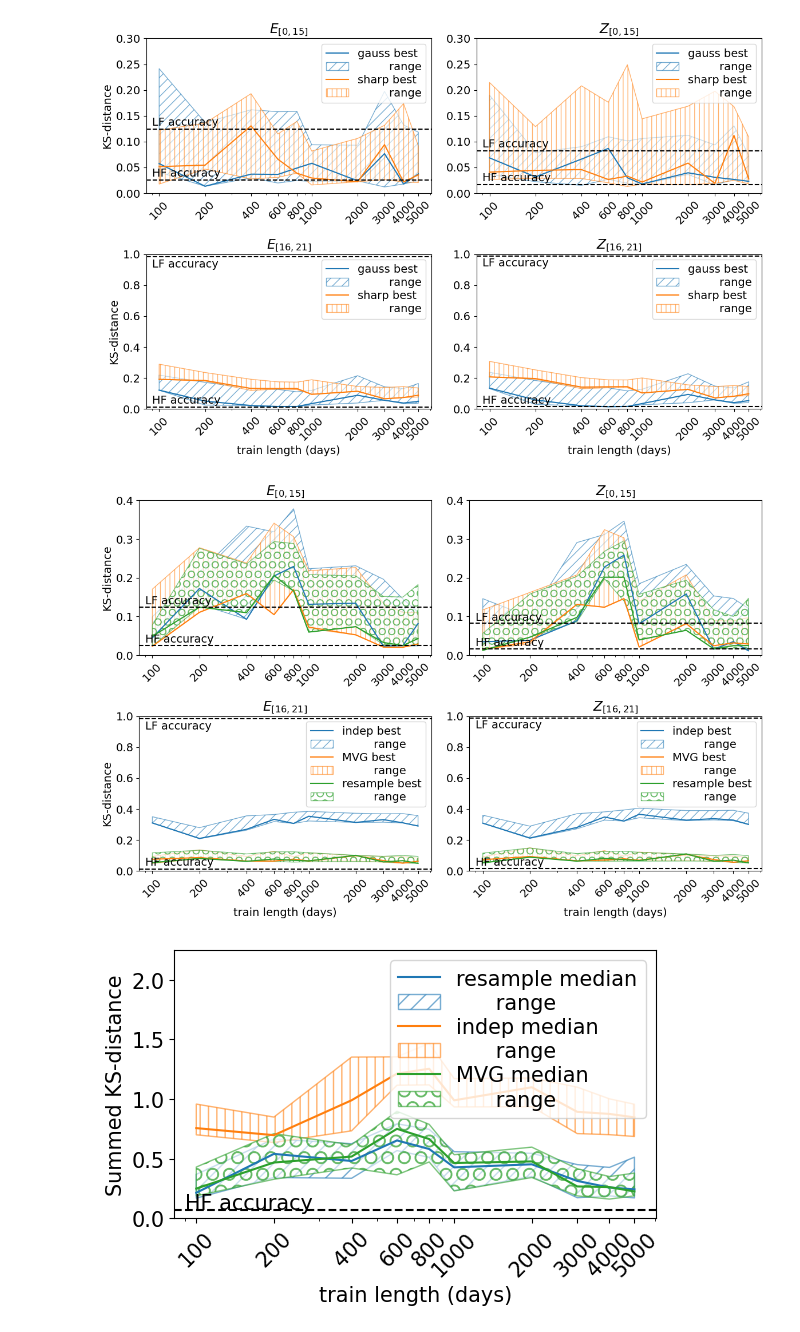
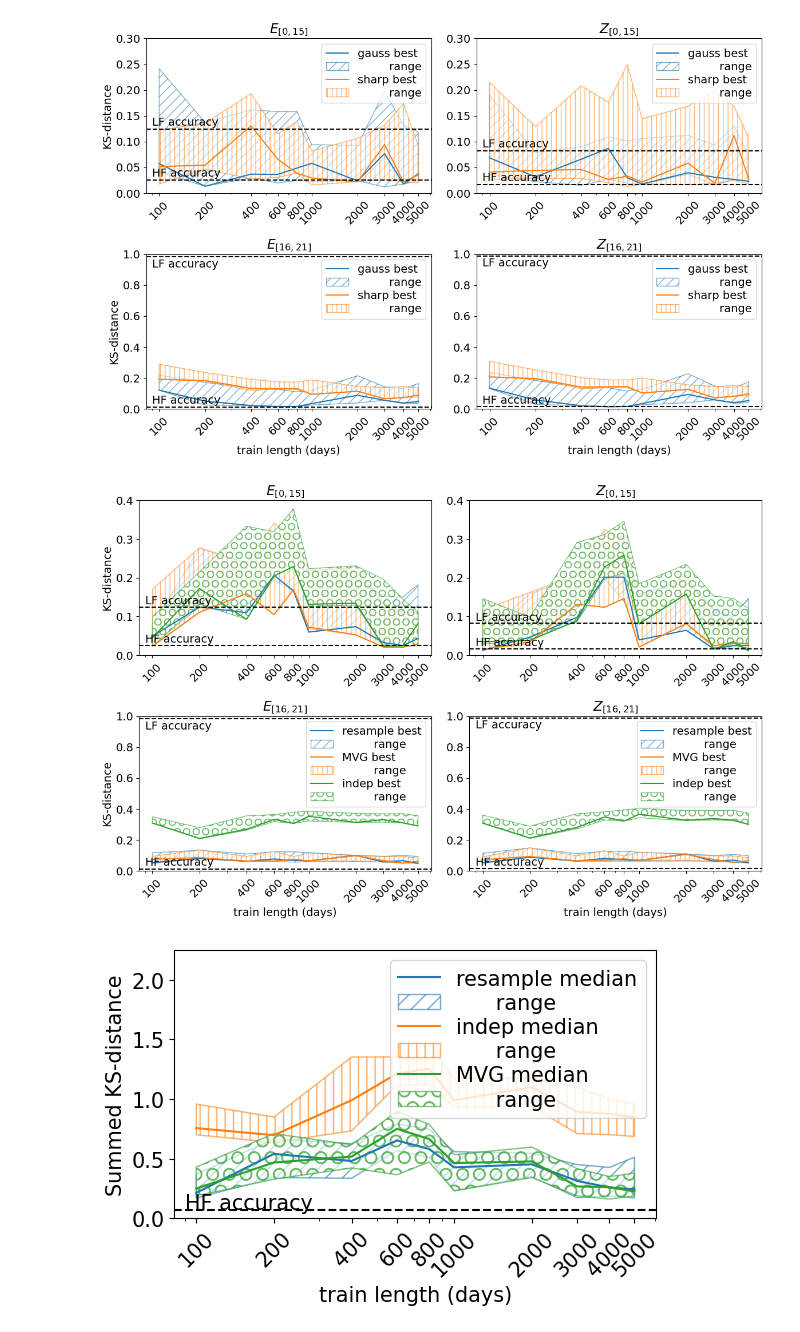
Before and after one commit to rik-stra/tau_orthogonal_method_for_2D_turbulence, a Jupyter notebook: run_experiment.ipynb, the cells around one changed output. Drawn from its saved outputs; the diff is of its cells as text; code cells hidden in the pictures.

```diff
--- a/run_experiment.ipynb
+++ b/run_experiment.ipynb
@@ -125,16 +125,16 @@ The reference simulation and training data used in the paper can be found in "pr
 if RUN_SIM_REF:
     # reference simulation
     os.system('python compute_reference.py inputs/in_get_training_data.json')
-    file_ref = "./output/samples/train_data_sharp_t_3000.0.hdf5"
-    file_train_sharp = "./output/train_data/train_data_sharp_t_3000.0.hdf5"
+    file_ref = "./output/samples/train_data_sharp_t_5000.0.hdf5"
+    file_train_sharp = "./output/train_data/train_data_sharp_t_5000.0.hdf5"
     # create training data from simulation using Gaussian filter in coarse graining
     os.system('python compute_reference.py inputs/in_get_training_data_gauss.json')
-    file_train_gauss = "./output/train_data/train_data_gauss_t_3000.0.hdf5"
+    file_train_gauss = "./output/train_data/train_data_gauss_t_5000.0.hdf5"
 else:
     print("Get files from pre_computed_data")
     file_ref = "./pre_computed_data/ref/HF_20000days_RK4.hdf5"
-    file_train_sharp = "./pre_computed_data/train_data_RK4/HF_sharp_3000.hdf5"
-    file_train_gauss = "./pre_computed_data/train_data_RK4/HF_gauss_3000.hdf5"
+    file_train_sharp = "./pre_computed_data/train_data_RK4/HF_sharp_5000.hdf5"
+    file_train_gauss = "./pre_computed_data/train_data_RK4/HF_gauss_5000.hdf5"
 # %% [output]
 Get files from pre_computed_data
 # %%
@@ -820,7 +821,7 @@ ks_list = ["ks_0", "ks_1", "ks_2", "ks_3"]
 hatches = ['//', '||', 'O']
 s_i = 0
 
-sample = ["indep", "MVG", "resample"]
+sample = ["resample","MVG", "indep"]
 for s in sample:
     dd = df[(df["sampling_approach"]==s)&(df['method']=="TO")].copy()
     dd['sum'] = dd['ks_0'] + dd['ks_1'] + dd['ks_2'] + dd['ks_3']
@@ -850,35 +851,35 @@ for i in [0,1,2,3]:
     if i%2==0:
         ax[i//2,i%2].set_ylabel("KS-distance")
     ax[i//2,i%2].set_xscale('log')
     tl = [100,200,400, 600, 800, 1000, 2000, 3000, 4000, 5000]
 
     ax[i//2,i%2].set_xticks(tl, labels=tl, rotation = 45)
     if i==0:
         ax[i//2,i%2].set_ylim([0,0.4])
         ax[i//2,i%2].annotate('LF accuracy', xy=(90, LES_vals[i]+0.007), color='black')
         ax[i//2,i%2].annotate('HF accuracy', xy=(90, DNS_vals[i]+0.007), color='black')
         ax[i//2,i%2].legend().remove()
     elif i==1:
         ax[i//2,i%2].set_ylim([0,0.4])
         ax[i//2,i%2].annotate('LF accuracy', xy=(90, LES_vals[i]+0.007), color='black')
         ax[i//2,i%2].annotate('HF accuracy', xy=(90, DNS_vals[i]+0.007), color='black')
         ax[i//2,i%2].legend().remove()
     else:
         ax[i//2,i%2].set_ylim([0,1])
         ax[i//2,i%2].annotate('LF accuracy', xy=(90, LES_vals[i]-0.069), color='black')
         ax[i//2,i%2].annotate('HF accuracy', xy=(90, DNS_vals[i]+0.02), color='black')
         ax[i//2,i%2].legend(loc='upper right', labelspacing = 0.2)
     ax[i//2,i%2].axhline(y=LES_vals[i], color='black', linestyle='--')
     ax[i//2,i%2].axhline(y=DNS_vals[i], color='black', linestyle='--')
 
 
 
     #ax[i//2,i%2].set_rasterized(True)
 
 plt.tight_layout()
-#plt.savefig('figs/KS_online_TO.pdf', bbox_inches='tight')
+#plt.savefig('figs/KS_online_TO_new.pdf', bbox_inches='tight')
 # %% [output]
-[figure, old version]
+[figure, new version]
 # %%
 # plot the summed KS-distance for the TO parametrizations
 titles = ['$E_{[0,15]}$','$Z_{[0,15]}$','$E_{[16,21]}$','$Z_{[16,21]}$']
```
Also changed, not shown: parts of 15 cells of this notebook, 1 other file.
